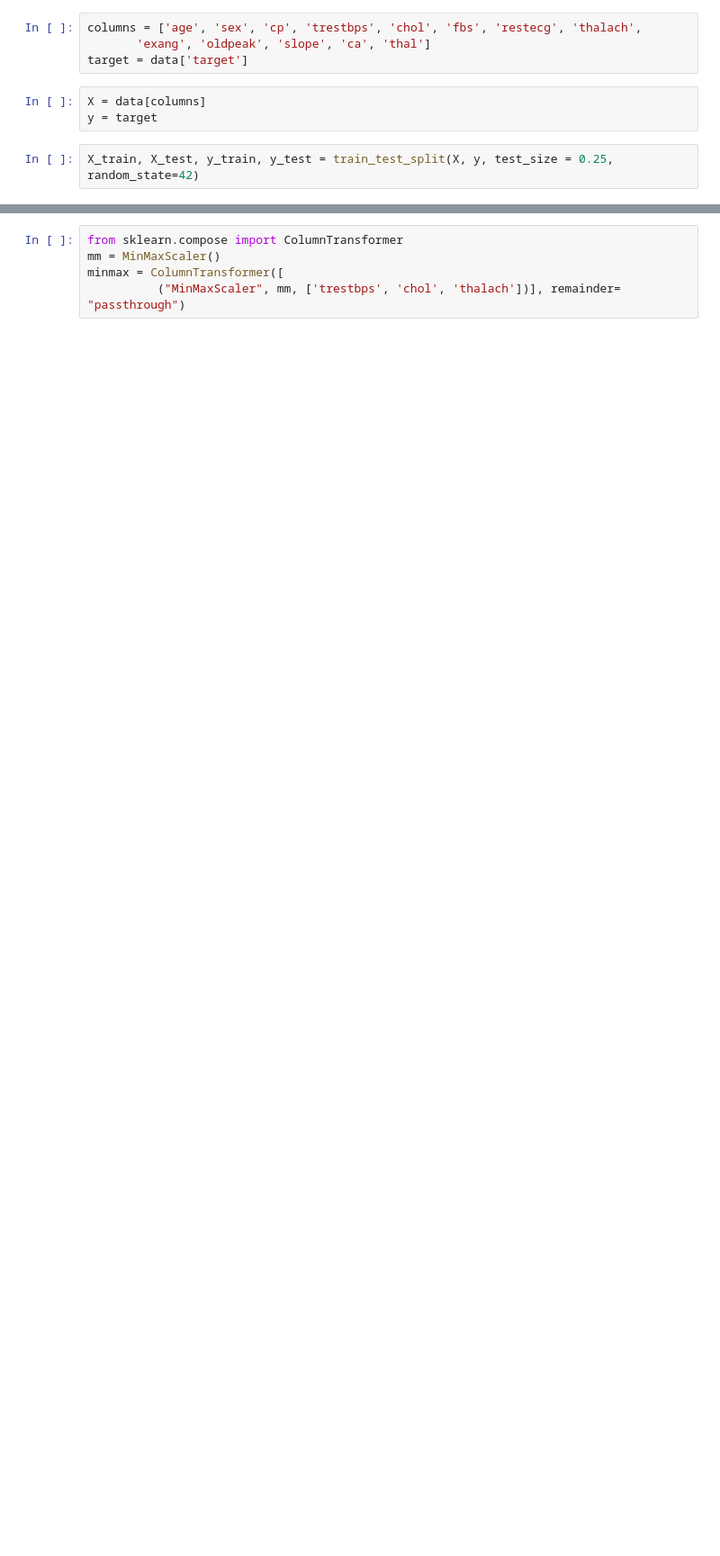
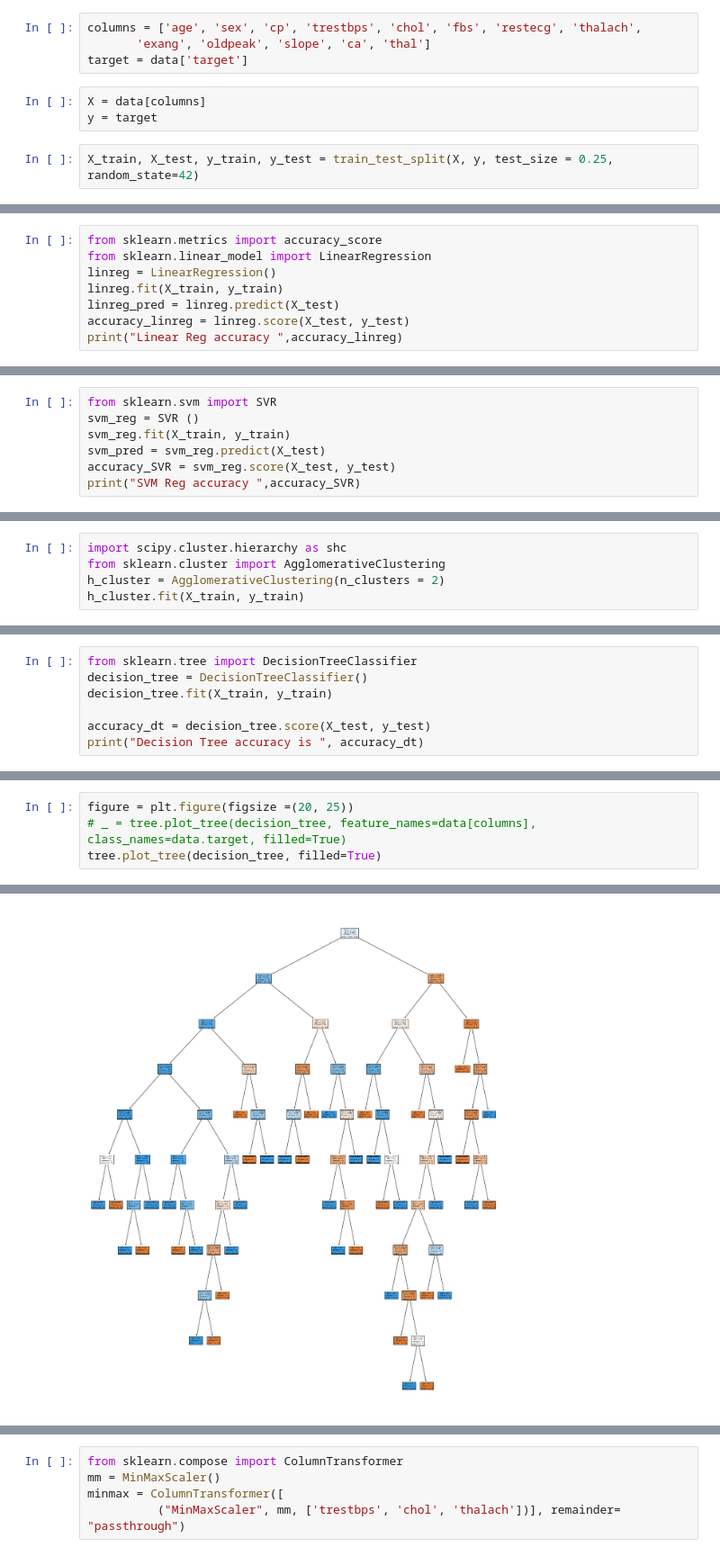
Before and after one commit to SurajJadhav-5/Heart_Disease_Prediction_Viz, a Jupyter notebook: Heart.ipynb, the cells around one changed output, grey strips where cells are left out. Shown at 90% size. Saved outputs shown, nothing was run; the diff lists cells and outputs as text; blank space fills up the shorter version.

```diff
--- a/Heart.ipynb
+++ b/Heart.ipynb
@@ -321,0 +444,8 @@ predictions = logreg.predict(X_test)
+# %%
+from sklearn.metrics import accuracy_score
+from sklearn.linear_model import LinearRegression
+linreg = LinearRegression()
+linreg.fit(X_train, y_train)
+linreg_pred = linreg.predict(X_test)
+accuracy_linreg = linreg.score(X_test, y_test)
+print("Linear Reg accuracy ",accuracy_linreg)
@@ -332,0 +482,7 @@ sns.heatmap(cm, annot = True)
+# %%
+from sklearn.svm import SVR
+svm_reg = SVR ()
+svm_reg.fit(X_train, y_train)
+svm_pred = svm_reg.predict(X_test)
+accuracy_SVR = svm_reg.score(X_test, y_test)
+print("SVM Reg accuracy ",accuracy_SVR)
@@ -332,0 +509,5 @@ sns.heatmap(cm, annot = True)
+# %%
+import scipy.cluster.hierarchy as shc
+from sklearn.cluster import AgglomerativeClustering
+h_cluster = AgglomerativeClustering(n_clusters = 2)
+h_cluster.fit(X_train, y_train)
@@ -332,0 +521,7 @@ sns.heatmap(cm, annot = True)
+# %%
+from sklearn.tree import DecisionTreeClassifier
+decision_tree = DecisionTreeClassifier()
+decision_tree.fit(X_train, y_train)
+
+accuracy_dt = decision_tree.score(X_test, y_test)
+print("Decision Tree accuracy is ", accuracy_dt)
@@ -332,0 +533,5 @@ sns.heatmap(cm, annot = True)
+# %%
+figure = plt.figure(figsize =(20, 25))
+# _ = tree.plot_tree(decision_tree, feature_names=data[columns], class_names=data.target, filled=True)
+tree.plot_tree(decision_tree, filled=True)
+# %% [output]
@@ -332,0 +555 @@ sns.heatmap(cm, annot = True)
+[figure, added]
```
Also changed, not shown: parts of 53 cells of this notebook.
